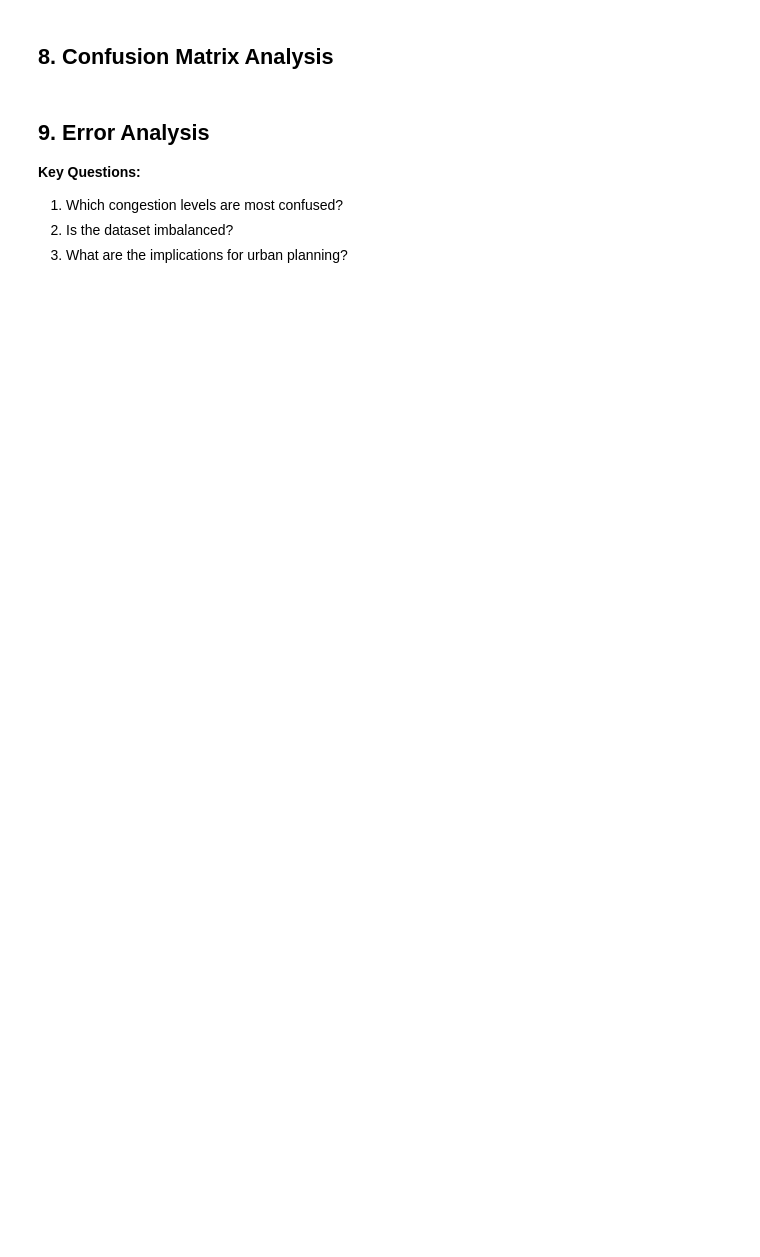
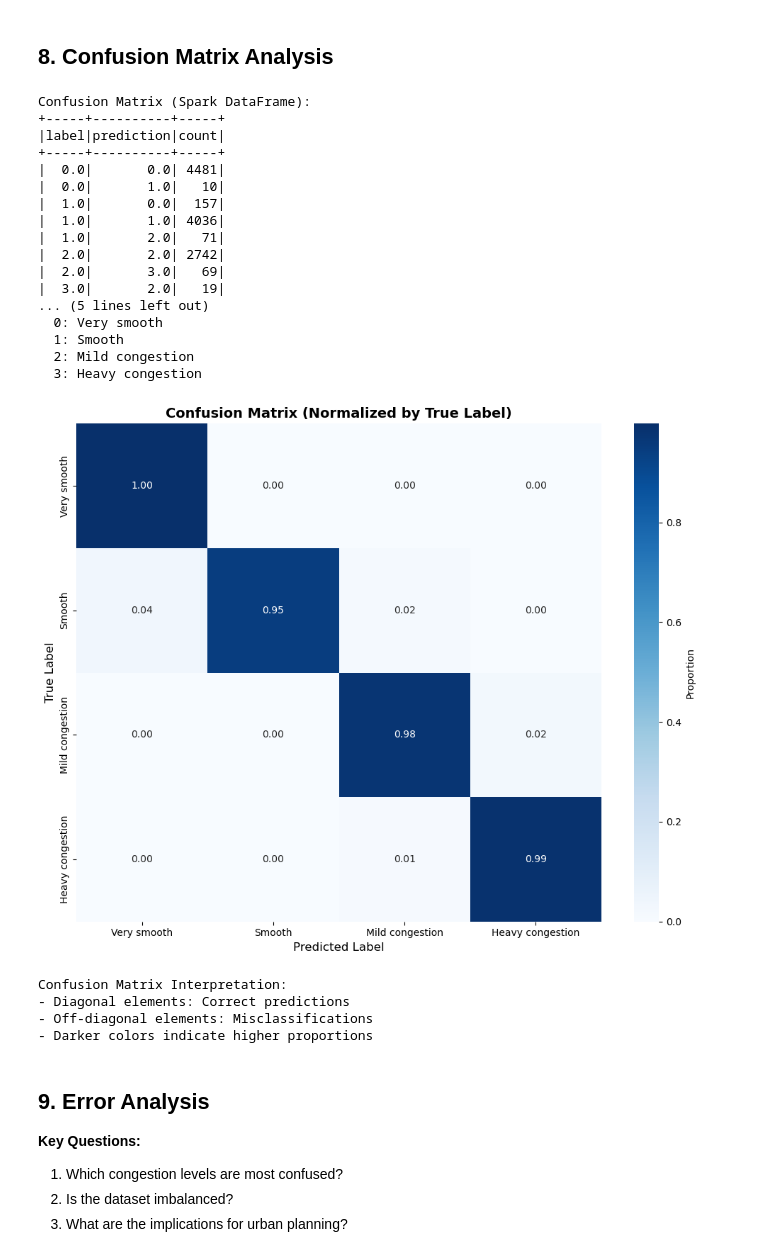
Before and after one commit to Praaabin/CPS6005_Assessment2, a Jupyter notebook: notebooks/05_spark_mllib_model.ipynb, the cells around one changed output. Saved outputs shown, nothing was run; the diff lists cells and outputs as text; code cells hidden in the pictures; blank space fills up the shorter version.

```diff
--- a/notebooks/05_spark_mllib_model.ipynb
+++ b/notebooks/05_spark_mllib_model.ipynb
@@ -86,3 +115,7 @@ print(f"  Target: {target_col}")
 # Select and clean data
 model_df = df.select(all_features).dropna()
 print(f"\n✅ Clean dataset: {model_df.count():,} rows (after removing nulls)")
+
+# ✅ Added: cache to prevent repeated expensive scans from HDFS
+model_df = model_df.cache()
+_ = model_df.count()  # materialize cache
@@ -176,8 +251,18 @@ print("  5. Random Forest Classifier (100 trees, max depth 10)")
 ## 6. Model Training
 # %%
 print("Training Random Forest model...")
-model = pipeline.fit(train_df)
-print("✅ Model training complete!")
+
+# ✅ Added: defensive try/except + a small pre-transform check
+try:
+    # sanity check that the pipeline stages can run before full fit
+    _tmp = pipeline.getStages()[0].fit(train_df.limit(100)).transform(train_df.limit(100))
+    # fit full model
+    model = pipeline.fit(train_df)
+    print("✅ Model training complete!")
+except Exception as e:
+    print("❌ Training failed. This usually means the Spark JVM crashed (OOM / Docker resource issue).")
+    print("   Fix: increase Docker Desktop resources (CPUs/RAM), then restart containers, then rerun.")
+    raise e
 
 # Make predictions on test set
 predictions = model.transform(test_df)
@@ -245,24 +360,81 @@ else:
 # %%
 # Generate confusion matrix data
 confusion_df = (
     predictions
     .groupBy("label", "prediction")
     .count()
     .orderBy("label", "prediction")
 )
 
 print("Confusion Matrix (Spark DataFrame):")
 confusion_df.show(50)
 
 # Convert to pandas for visualization
 conf_pd = confusion_df.toPandas()
 
 # Get label mapping
 label_mapping = (
     model.stages[0]
     .labels
 )
 
 print("\nLabel Mapping:")
 for idx, label in enumerate(label_mapping):
     print(f"  {idx}: {label}")
+
+# Create confusion matrix heatmap
+n_classes = len(label_mapping)
+conf_matrix = np.zeros((n_classes, n_classes))
+
+for _, row in conf_pd.iterrows():
+    conf_matrix[int(row['label']), int(row['prediction'])] = row['count']
+
+# Normalize by row (true labels)
+# ✅ Added: safe normalization
+row_sums = conf_matrix.sum(axis=1, keepdims=True)
+conf_matrix_norm = np.divide(conf_matrix, row_sums, out=np.zeros_like(conf_matrix), where=row_sums != 0)
+
+# Plot
+plt.figure(figsize=(10, 8))
+sns.heatmap(
+    conf_matrix_norm,
+    annot=True,
+    fmt='.2f',
+    cmap='Blues',
+    xticklabels=label_mapping,
+    yticklabels=label_mapping,
+    cbar_kws={'label': 'Proportion'}
+)
+plt.xlabel('Predicted Label', fontsize=12)
+plt.ylabel('True Label', fontsize=12)
+plt.title('Confusion Matrix (Normalized by True Label)', fontsize=14, fontweight='bold')
+plt.tight_layout()
+plt.show()
+
+print("\nConfusion Matrix Interpretation:")
+print("- Diagonal elements: Correct predictions")
+print("- Off-diagonal elements: Misclassifications")
+print("- Darker colors indicate higher proportions")
+# %% [output]
+Confusion Matrix (Spark DataFrame):
++-----+----------+-----+
+|label|prediction|count|
++-----+----------+-----+
+|  0.0|       0.0| 4481|
+|  0.0|       1.0|   10|
+|  1.0|       0.0|  157|
+|  1.0|       1.0| 4036|
+|  1.0|       2.0|   71|
+|  2.0|       2.0| 2742|
+|  2.0|       3.0|   69|
+|  3.0|       2.0|   19|
+... (5 lines left out)
+  0: Very smooth
+  1: Smooth
+  2: Mild congestion
+  3: Heavy congestion
+[figure, added]
+Confusion Matrix Interpretation:
+- Diagonal elements: Correct predictions
+- Off-diagonal elements: Misclassifications
+- Darker colors indicate higher proportions
```
Also changed, not shown: parts of 20 cells of this notebook, 11 other files.
